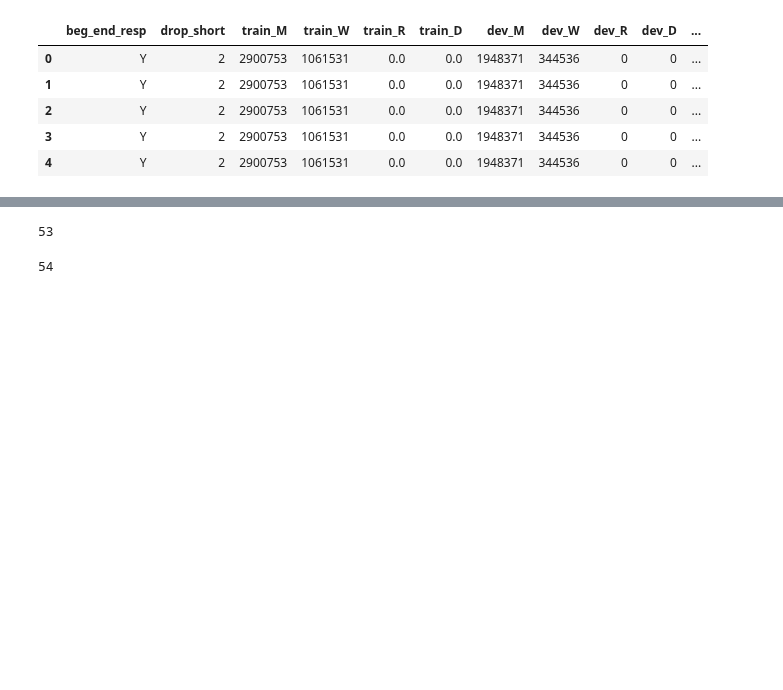
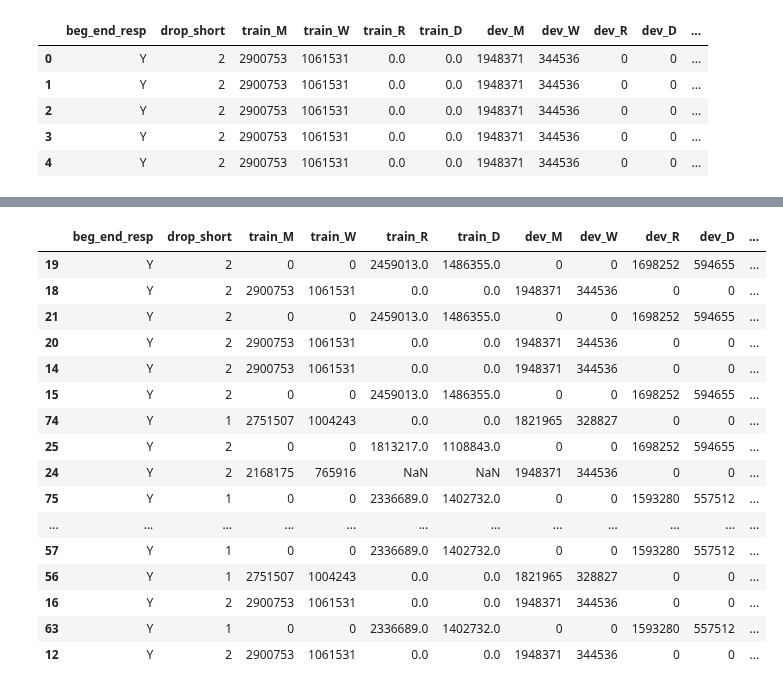
Before and after one commit to emrapport/w266-final-project, a Jupyter notebook: model_results.ipynb, the cells around one changed output, grey strips where cells are left out. Cells and saved outputs as stored; diff of their text form; code cells hidden in the pictures; blank space fills up the shorter version.

Commit message:
allow for weighting of metrics

```diff
--- a/model_results.ipynb
+++ b/model_results.ipynb
@@ -95,13 +102,32 @@ model_results.sort_values(['delta_val_acc', 'percent_W'], ascending=[False, Fals
-# %%
-gender_results = model_results[model_results['saved_model_name'].str.contains("gender")]
-party_results = model_results[model_results['saved_model_name'].str.contains("party")]
 # %%
-gender_best_delta = gender_results.sort_values(['delta_val_acc', 'percent_W'], ascending=[False, False]).head(10)
-gender_best_final = gender_results.sort_values("final_val_acc", ascending=False).head(10)
-gender_best_acc = gender_results.sort_values("best_val_acc", ascending=False).head(10)
-gender_best_W = gender_results.sort_values("percent_W", ascending=False).head(10)
+def get_model_metric(results_df, metric_dict,n):
+  '''Take a dataframe of model results, metrics and number of top models
+  and return that dataframe with a new model_metric column. The dataframe must have "saved_model_name",
+  "delta_val_acc","final_val_acc","best_val_acc", "percent_W", and "percent_D"'''
 
-party_best_delta = party_results.sort_values(['delta_val_acc', 'percent_D'], ascending=[False, False]).head(10)
-party_best_final = party_results.sort_values("final_val_acc", ascending=False).head(10)
-party_best_acc = party_results.sort_values("best_val_acc", ascending=False).head(10)
-party_best_D = party_results.sort_values("percent_D", ascending=False).head(10)
+  gender_results = results_df[results_df['saved_model_name'].str.contains("gender")]
+  party_results = results_df[results_df['saved_model_name'].str.contains("party")]
+
+  gender_best_delta = gender_results.sort_values('delta_val_acc', ascending=False).head(n)
+  gender_best_delta['model_metric'] = metric_dict['delta_gender']
+  gender_best_final = gender_results.sort_values("final_val_acc", ascending=False).head(n)
+  gender_best_final['model_metric'] = metric_dict['final_gender']
+  gender_best_acc = gender_results.sort_values("best_val_acc", ascending=False).head(n)
+  gender_best_acc['model_metric'] = metric_dict['best_gender']
+  gender_best_W = gender_results.sort_values("percent_W", ascending=False).head(n)
+  gender_best_W['model_metric'] = metric_dict['percent_W']
+
+  party_best_delta = party_results.sort_values('delta_val_acc', ascending=False).head(n)
+  party_best_delta['model_metric'] = metric_dict['delta_party']
+  party_best_final = party_results.sort_values("final_val_acc", ascending=False).head(n)
+  party_best_final['model_metric'] = metric_dict['final_party']
+  party_best_acc = party_results.sort_values("best_val_acc", ascending=False).head(n)
+  party_best_acc['model_metric'] = metric_dict['best_party']
+  party_best_D = party_results.sort_values("percent_D", ascending=False).head(n)
+  party_best_D['model_metric'] = metric_dict['percent_D']
+
+  metrics_df = gender_best_delta.append([gender_best_final,gender_best_acc,gender_best_W,party_best_delta,
+                                              party_best_delta,party_best_final,party_best_acc,party_best_D])
+  best_indices = metrics_df.groupby('model_idx')['model_metric'].sum().reset_index()
+  best_results_df = results_df.merge(best_indices,on='model_idx')
+  return best_results_df
@@ -216,8 +134,21 @@ party_results.sort_values(['delta_val_acc', 'percent_D'], ascending=[False, Fals
-# %%
-len(party_results)
-# %% [output]
-53
-# %%
-len(gender_results)
-# %% [output]
-54
+# %%
+best_models = get_model_metric(model_results,metric_dict,10).sort_values('model_metric', ascending=False)
+best_models.head(20)
+# %% [output]
+|  | beg_end_resp | drop_short | train_M | train_W | train_R | train_D | dev_M | dev_W | dev_R | dev_D | ... |
+| 19 | Y | 2 | 0 | 0 | 2459013.0 | 1486355.0 | 0 | 0 | 1698252 | 594655 | ... |
+| 18 | Y | 2 | 2900753 | 1061531 | 0.0 | 0.0 | 1948371 | 344536 | 0 | 0 | ... |
+| 21 | Y | 2 | 0 | 0 | 2459013.0 | 1486355.0 | 0 | 0 | 1698252 | 594655 | ... |
+| 20 | Y | 2 | 2900753 | 1061531 | 0.0 | 0.0 | 1948371 | 344536 | 0 | 0 | ... |
+| 14 | Y | 2 | 2900753 | 1061531 | 0.0 | 0.0 | 1948371 | 344536 | 0 | 0 | ... |
+| 15 | Y | 2 | 0 | 0 | 2459013.0 | 1486355.0 | 0 | 0 | 1698252 | 594655 | ... |
+| 74 | Y | 1 | 2751507 | 1004243 | 0.0 | 0.0 | 1821965 | 328827 | 0 | 0 | ... |
+| 25 | Y | 2 | 0 | 0 | 1813217.0 | 1108843.0 | 0 | 0 | 1698252 | 594655 | ... |
+| 24 | Y | 2 | 2168175 | 765916 | NaN | NaN | 1948371 | 344536 | 0 | 0 | ... |
+| 75 | Y | 1 | 0 | 0 | 2336689.0 | 1402732.0 | 0 | 0 | 1593280 | 557512 | ... |
+| ... | ... | ... | ... | ... | ... | ... | ... | ... | ... | ... | ... |
+| 57 | Y | 1 | 0 | 0 | 2336689.0 | 1402732.0 | 0 | 0 | 1593280 | 557512 | ... |
+| 56 | Y | 1 | 2751507 | 1004243 | 0.0 | 0.0 | 1821965 | 328827 | 0 | 0 | ... |
+| 16 | Y | 2 | 2900753 | 1061531 | 0.0 | 0.0 | 1948371 | 344536 | 0 | 0 | ... |
+| 63 | Y | 1 | 0 | 0 | 2336689.0 | 1402732.0 | 0 | 0 | 1593280 | 557512 | ... |
+| 12 | Y | 2 | 2900753 | 1061531 | 0.0 | 0.0 | 1948371 | 344536 | 0 | 0 | ... |
```
Also changed, not shown: parts of 14 cells of this notebook.
